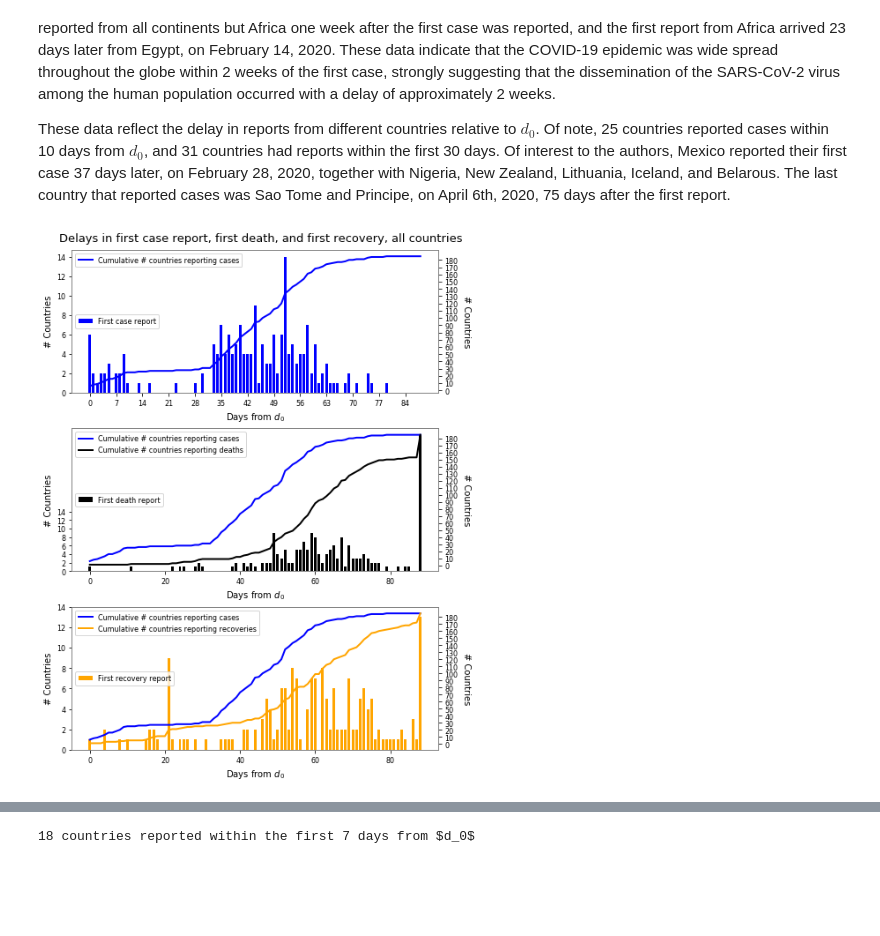
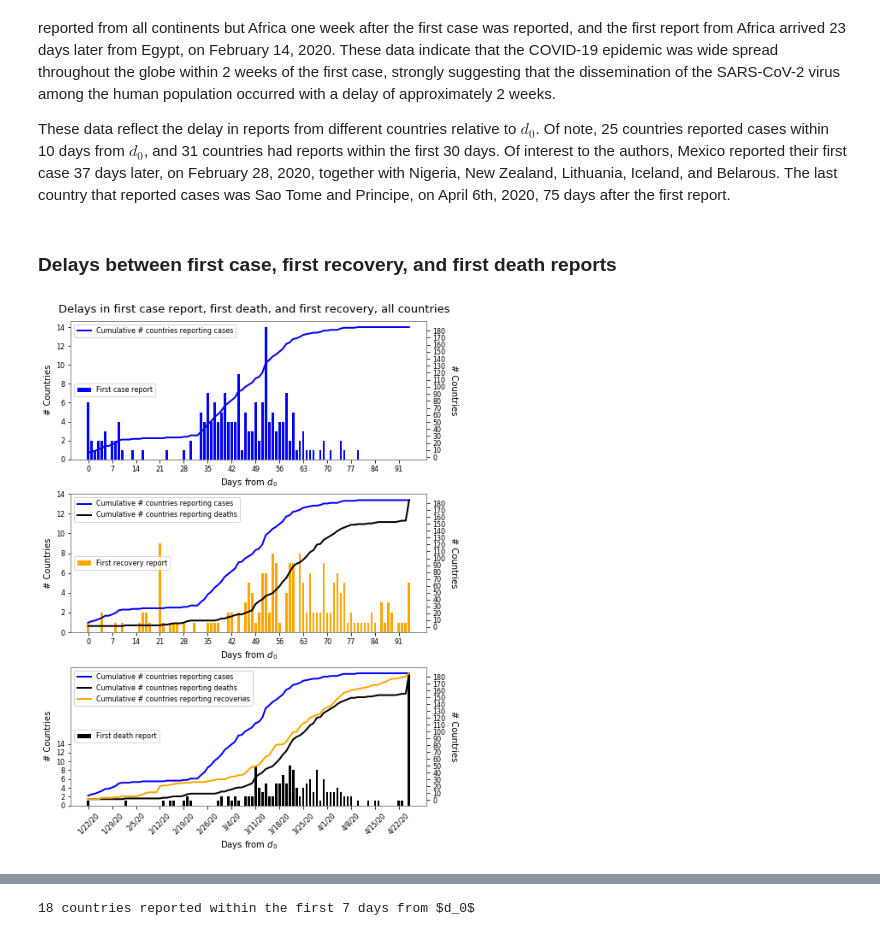
Before and after one commit to scab-unam/dam_COVID-19, a Jupyter notebook: dam_COVID19_JHU_cfr_Jan2020-.ipynb, the cells around one changed output, grey strips where cells are left out. Cells and saved outputs as stored; diff of their text form; code cells hidden in the pictures; blank space fills up the shorter version.

Commit message:
Added analysis of global TS and parameter finding examples fo rmodeling

```diff
--- a/dam_COVID19_JHU_cfr_Jan2020-.ipynb
+++ b/dam_COVID19_JHU_cfr_Jan2020-.ipynb
@@ -220,6 +230,8 @@ These data indicate that the COVID-19 epidemic was wide spread throughout the gl
 
 These data reflect the delay in reports from different countries relative to $d_0$. Of note, 25 countries reported cases within 10 days from $d_0$, and 31 countries had reports within the first 30 days.
 Of interest to the authors, Mexico reported their first case 37 days later, on February 28, 2020, together with Nigeria, New Zealand, Lithuania, Iceland, and Belarous. The last country that reported cases was Sao Tome and Principe, on April 6th, 2020, 75 days after the first report.
+# %% [markdown]
+### Delays between first case, first recovery, and first death reports
 # %%
 #cFirstCases, binsC = np.histogram(dFC,np.arange(0,(iFD-iFC).max()))
 days = np.arange(nDays)
@@ -228,40 +240,42 @@ def plotCaseArrivals():
     shift=0.3; W=.7
     fRepArrivals= gr.figure(figsize=(7,9));
     gr.ioff(); rows=3; cols=1;
     ticks = np.arange(0,nDays,7)
     ax=list(); tAx=list()
     for m in range(cols*rows):
         ax.append(fRepArrivals.add_subplot(rows,cols,m+1))
         tAx.append(ax[m].twinx())
     tAx[0].plot(cumC,'b',lw=2, label='Cumulative # countries reporting cases')
     tAx[1].plot(cumC,'b',lw=2, label='Cumulative # countries reporting cases')
     tAx[1].plot(cumD,'k',lw=2,label='Cumulative # countries reporting deaths')
     tAx[2].plot(cumC,'b',lw=2, label='Cumulative # countries reporting cases')
+    tAx[2].plot(cumD,'k',lw=2,label='Cumulative # countries reporting deaths')
     tAx[2].plot(cumR,'orange',lw=2, label='Cumulative # countries reporting recoveries')
     ax[0].bar(days,nCountriesFCByDate,color='blue',align='center',width=W,label='First case report')
-    ax[1].bar(days,nCountriesFDByDate,color='black',align='center',width=W,label='First death report')
-    ax[2].bar(days,nCountriesFRByDate,color='orange',align='center',width=W,label='First recovery report')
-    ax[0].set_xticks(ticks)
+    ax[2].bar(days,nCountriesFDByDate,color='black',align='center',width=W,label='First death report')
+    ax[1].bar(days,nCountriesFRByDate,color='orange',align='center',width=W,label='First recovery report')
     for m in range(cols*rows):
+        ax[m].set_xticks(ticks)
         tAx[m].set_yticks(np.arange(0,nCountries+1,10))
         ax[m].set_yticks(np.arange(0,nCountriesFCByDate.max()+1,2))
         ax[m].set_ylabel('# Countries',rotation=90)
         tAx[m].set_ylabel('# Countries',rotation=-90,labelpad=15)
         ax[m].legend(loc='center left')
         tAx[m].legend(loc='upper left')
-    #    for label in ax[m].get_xticklabels():
-    #        label.set_rotation(45)
-    #        label.set_horizontalalignment('center')
-    #        label.set_fontsize(8)
-    #        label.set_horizontaloffset=-15
+    ax[2].set_xticklabels(dates[ticks],{'fontsize':8})
+    for label in ax[2].get_xticklabels():
+        label.set_rotation(45)
+        label.set_horizontalalignment('center')
+        label.set_fontsize(8)
+        label.set_horizontaloffset=-15
     for mm in range(rows*cols):
         ax[mm].set_xlabel('Days from $d_0$')
     fRepArrivals.subplots_adjust(left=0.075,bottom=0.075,right=0.9,top=0.95,wspace=0.1,hspace=0.25)
     fRepArrivals.suptitle('Delays in first case report, first death, and first recovery, all countries')
     gr.ion(); gr.draw(); gr.show()
-    fRepArrivals.savefig('./figures/tsam_Covid19_JHU_reportArrivals_AllCountries.png')
+    fRepArrivals.savefig('./figures_COVID19_dataAnalysis/dam_COVID19_JHU_reportArrivals_AllCountries.png')
     return fRepArrivals
 
 fRepArrivals= plotCaseArrivals()
 # %% [output]
-[figure, old version]
+[figure, new version]
```
Also changed, not shown: parts of 60 cells of this notebook, 8 other files.
